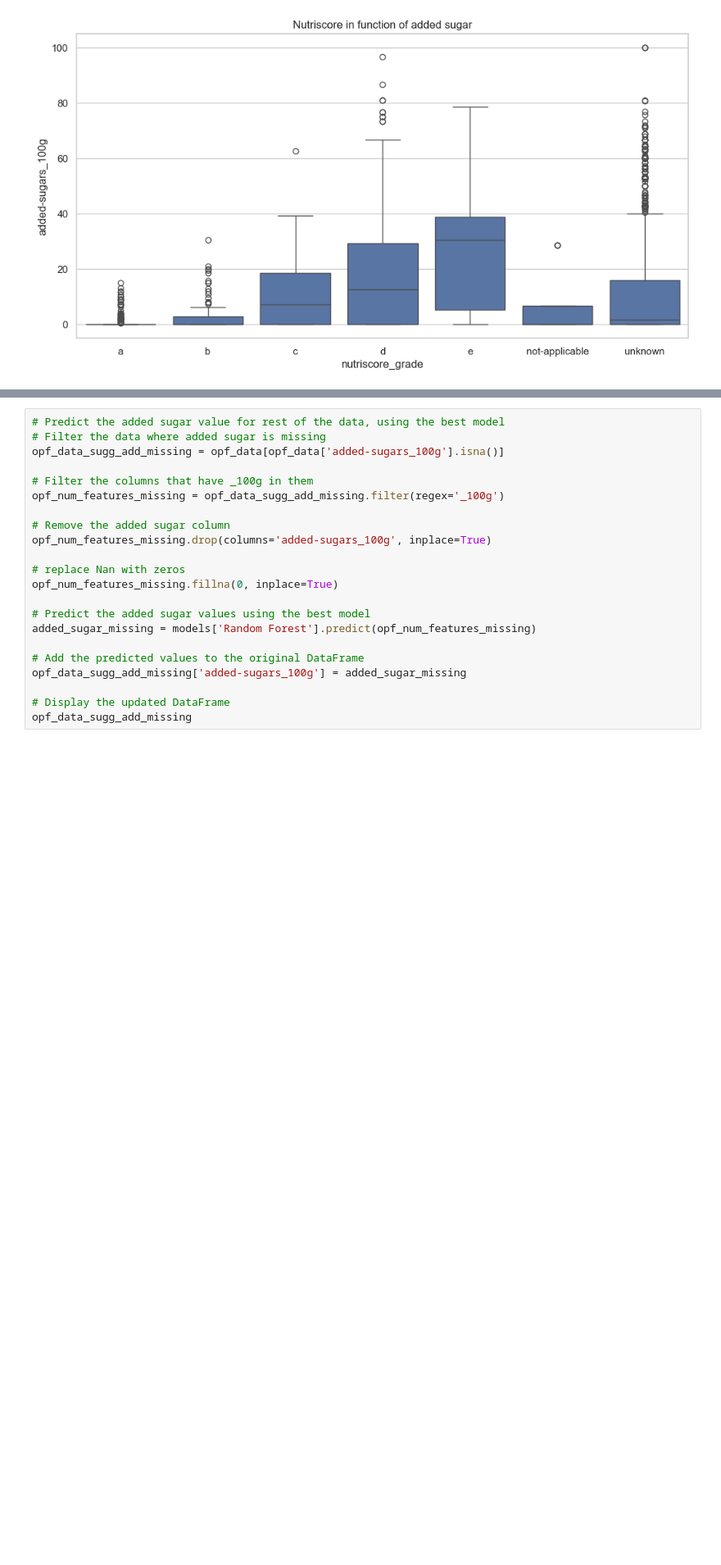
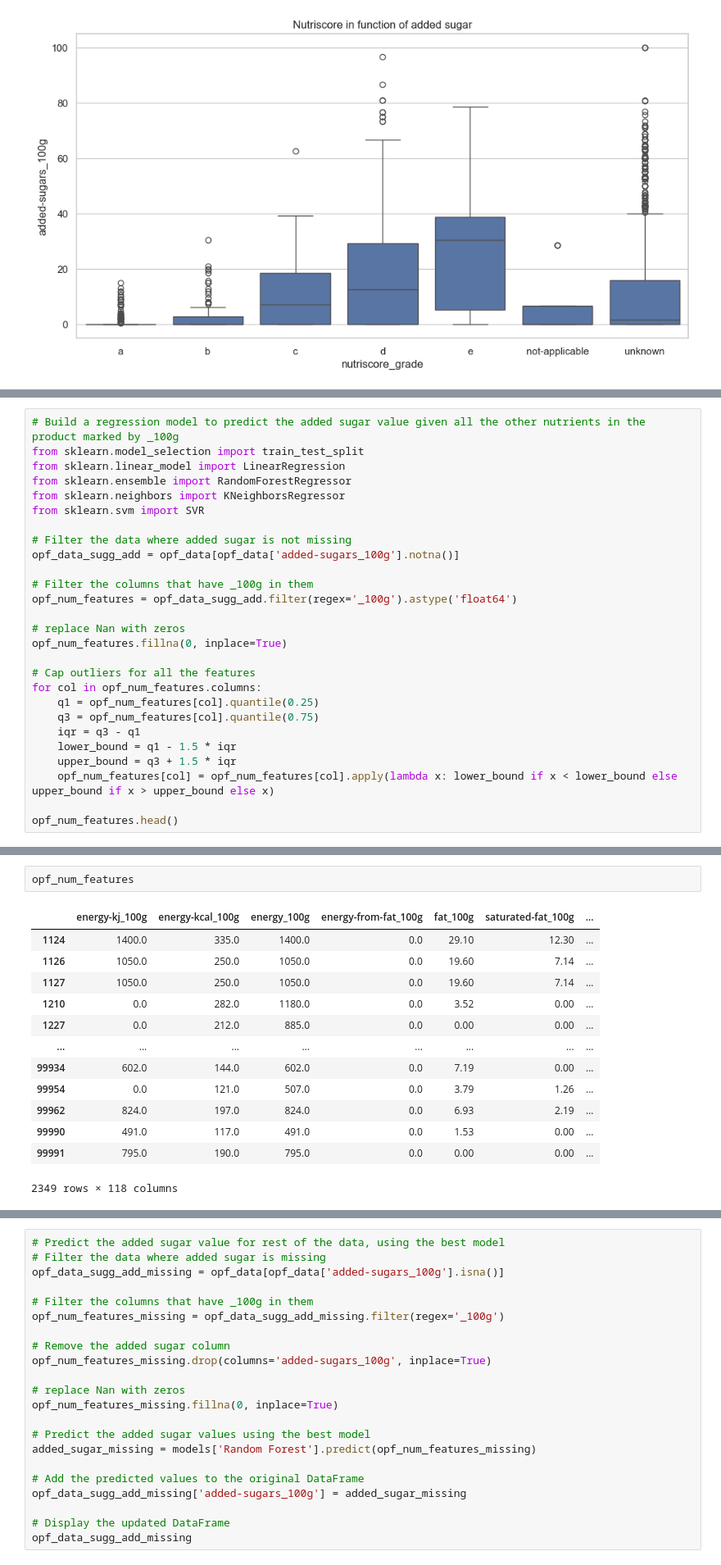
Before and after one commit to baslia/nutri_score, a Jupyter notebook: notebooks/added_sugar.ipynb, the cells around one changed output, grey strips where cells are left out. Shown at 82% size. Cells and saved outputs as stored; diff of their text form; blank space fills up the shorter version.

```diff
--- a/notebooks/added_sugar.ipynb
+++ b/notebooks/added_sugar.ipynb
@@ -101,0 +66,27 @@ See the caveats in the documentation: https://pandas.pydata.org/pandas-docs/stab
+# %%
+# Build a regression model to predict the added sugar value given all the other nutrients in the product marked by _100g
+from sklearn.model_selection import train_test_split
+from sklearn.linear_model import LinearRegression
+from sklearn.ensemble import RandomForestRegressor
+from sklearn.neighbors import KNeighborsRegressor
+from sklearn.svm import SVR
+
+# Filter the data where added sugar is not missing
+opf_data_sugg_add = opf_data[opf_data['added-sugars_100g'].notna()]
+
+# Filter the columns that have _100g in them
+opf_num_features = opf_data_sugg_add.filter(regex='_100g').astype('float64')
+
+# replace Nan with zeros
+opf_num_features.fillna(0, inplace=True)
+
+# Cap outliers for all the features
+for col in opf_num_features.columns:
+    q1 = opf_num_features[col].quantile(0.25)
+    q3 = opf_num_features[col].quantile(0.75)
+    iqr = q3 - q1
+    lower_bound = q1 - 1.5 * iqr
+    upper_bound = q3 + 1.5 * iqr
+    opf_num_features[col] = opf_num_features[col].apply(lambda x: lower_bound if x < lower_bound else upper_bound if x > upper_bound else x)
+
+opf_num_features.head()
@@ -102,3 +124,19 @@ See the caveats in the documentation: https://pandas.pydata.org/pandas-docs/stab
+# %%
+opf_num_features
+# %% [output]
+|  | energy-kj_100g | energy-kcal_100g | energy_100g | energy-from-fat_100g | fat_100g | saturated-fat_100g | ... |
+| 1124 | 1400.0 | 335.0 | 1400.0 | 0.0 | 29.10 | 12.30 | ... |
+| 1126 | 1050.0 | 250.0 | 1050.0 | 0.0 | 19.60 | 7.14 | ... |
+| 1127 | 1050.0 | 250.0 | 1050.0 | 0.0 | 19.60 | 7.14 | ... |
+| 1210 | 0.0 | 282.0 | 1180.0 | 0.0 | 3.52 | 0.00 | ... |
+| 1227 | 0.0 | 212.0 | 885.0 | 0.0 | 0.00 | 0.00 | ... |
+| ... | ... | ... | ... | ... | ... | ... | ... |
+| 99934 | 602.0 | 144.0 | 602.0 | 0.0 | 7.19 | 0.00 | ... |
+| 99954 | 0.0 | 121.0 | 507.0 | 0.0 | 3.79 | 1.26 | ... |
+| 99962 | 824.0 | 197.0 | 824.0 | 0.0 | 6.93 | 2.19 | ... |
+| 99990 | 491.0 | 117.0 | 491.0 | 0.0 | 1.53 | 0.00 | ... |
+| 99991 | 795.0 | 190.0 | 795.0 | 0.0 | 0.00 | 0.00 | ... |
+2349 rows × 118 columns
 # %%
 # Plot the predicted values against the true values
 plt.figure(figsize=(12, 6))
```
Also changed, not shown: parts of 9 cells of this notebook.
